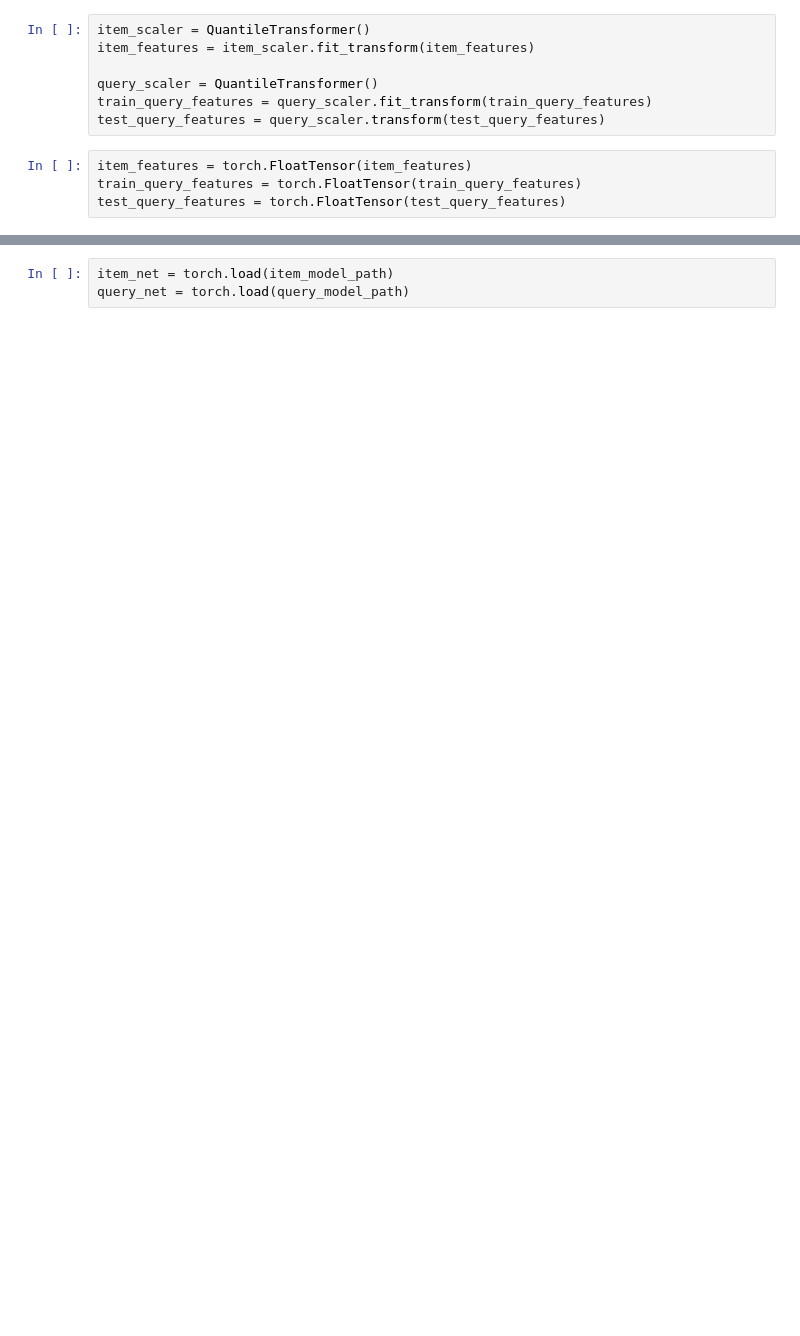
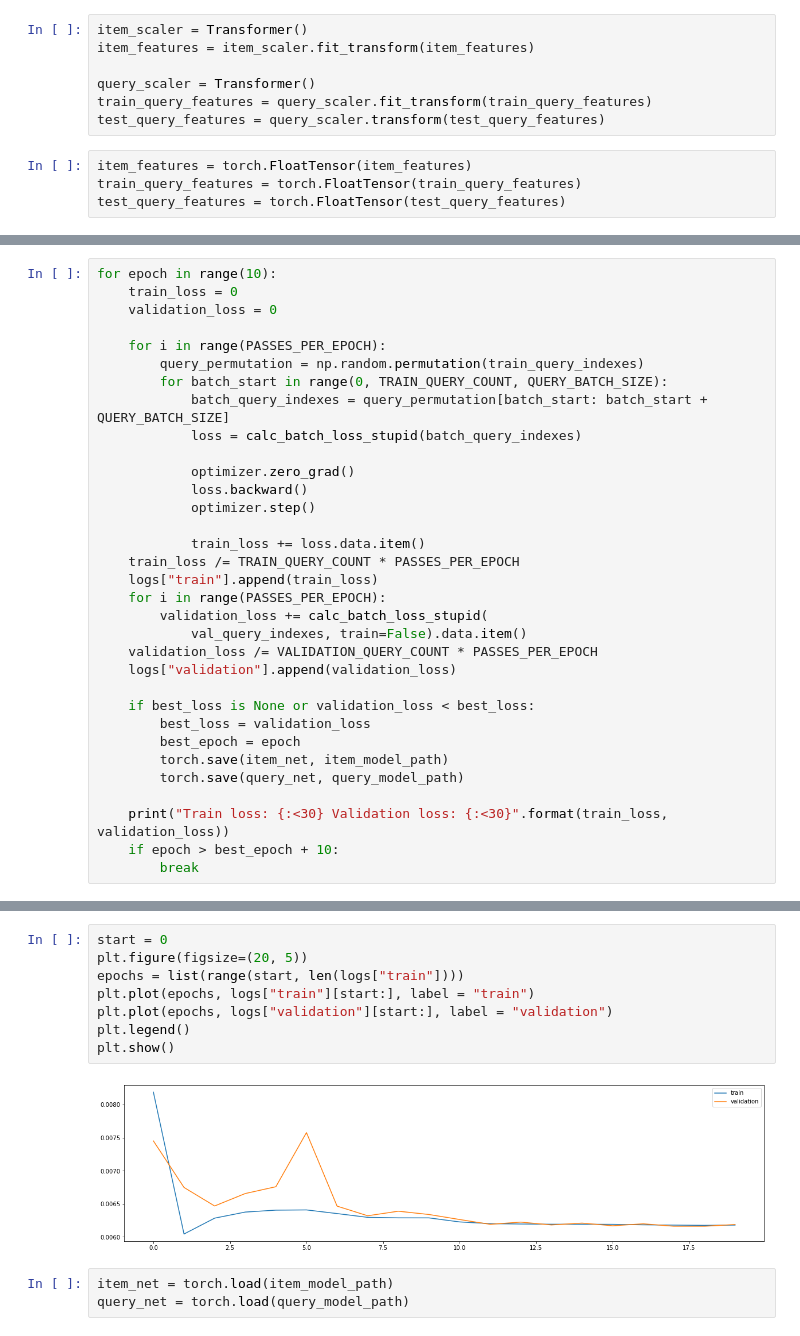
Before and after one commit to Andrew-Angrew/rpg, a Jupyter notebook: data/train_neural_embeddings.ipynb, the cells around one changed output, grey strips where cells are left out. Drawn from its saved outputs; the diff is of its cells as text; blank space fills up the shorter version.

```diff
--- a/data/train_neural_embeddings.ipynb
+++ b/data/train_neural_embeddings.ipynb
@@ -51,10 +51,10 @@ close_items = np.fromfile(
 close_probs = 1. / np.arange(1, CLOSE_ITEM_COUNT + 1)
 close_probs /= close_probs.sum()
 # %%
-item_scaler = QuantileTransformer()
+item_scaler = Transformer()
 item_features = item_scaler.fit_transform(item_features)
 
-query_scaler = QuantileTransformer()
+query_scaler = Transformer()
 train_query_features = query_scaler.fit_transform(train_query_features)
 test_query_features = query_scaler.transform(test_query_features)
 # %%
@@ -199,0 +164,33 @@ Train loss: 0.005759577943219079           Validation loss: 0.005935010194778443
+# %%
+for epoch in range(10):
+    train_loss = 0
+    validation_loss = 0
+
+    for i in range(PASSES_PER_EPOCH):
+        query_permutation = np.random.permutation(train_query_indexes)
+        for batch_start in range(0, TRAIN_QUERY_COUNT, QUERY_BATCH_SIZE):
+            batch_query_indexes = query_permutation[batch_start: batch_start + QUERY_BATCH_SIZE]
+            loss = calc_batch_loss_stupid(batch_query_indexes)
+
+            optimizer.zero_grad()
+            loss.backward()
+            optimizer.step()
+
+            train_loss += loss.data.item()
+    train_loss /= TRAIN_QUERY_COUNT * PASSES_PER_EPOCH
+    logs["train"].append(train_loss)
+    for i in range(PASSES_PER_EPOCH):
+        validation_loss += calc_batch_loss_stupid(
+            val_query_indexes, train=False).data.item()
+    validation_loss /= VALIDATION_QUERY_COUNT * PASSES_PER_EPOCH
+    logs["validation"].append(validation_loss)
+
+    if best_loss is None or validation_loss < best_loss:
+        best_loss = validation_loss
+        best_epoch = epoch
+        torch.save(item_net, item_model_path)
+        torch.save(query_net, query_model_path)
+
+    print("Train loss: {:<30} Validation loss: {:<30}".format(train_loss, validation_loss))
+    if epoch > best_epoch + 10:
+        break
@@ -204,3 +212,13 @@ best_epoch, best_loss
+# %%
+start = 0
+plt.figure(figsize=(20, 5))
+epochs = list(range(start, len(logs["train"])))
+plt.plot(epochs, logs["train"][start:], label = "train")
+plt.plot(epochs, logs["validation"][start:], label = "validation")
+plt.legend()
+plt.show()
+# %% [output]
+[figure, added]
 # %%
 item_net = torch.load(item_model_path)
 query_net = torch.load(query_model_path)
```
Also changed, not shown: parts of 8 cells of this notebook, 10 other files.
